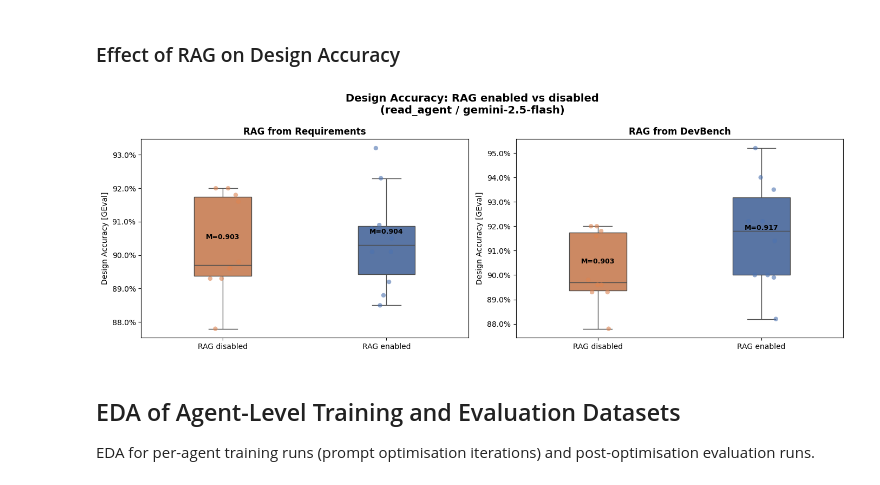
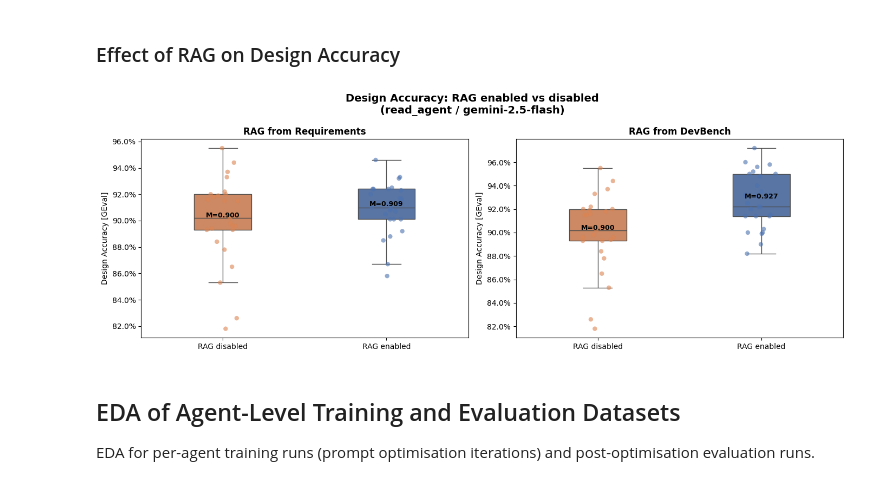
Before and after one commit to NU-Academics/read-mas, a Jupyter notebook: notebooks/data_analysis/data_analysis.ipynb, the cells around one changed output. Cells and saved outputs as stored; diff of their text form; code cells hidden in the pictures.

Commit message:
Increased the sample size for RAG testing to remove type II error and updated the data analysis notebook with the new results.

```diff
--- a/notebooks/data_analysis/data_analysis.ipynb
+++ b/notebooks/data_analysis/data_analysis.ipynb
@@ -170,7 +170,7 @@ RQ4_BENCHMARK_FILES = {
 
 # RQ5: Custom benchmark, HumanEval and MBPP code benchmark experiment datasets
 RQ5_BENCHMARK_FILES = {
-    'benchmark': ('read_agent_benchmark_gemini.csv',
+    'benchmark': ('read_agent_benchmark_gemini_rag.csv',
                   'read_agent_benchmark_gemini_no_rag.csv')
 }
 
@@ -218,6 +218,13 @@ EDA_DESIGN_BENCHMARK_FILES = {
 
 EDA_DESIGN_BENCHMARK_RAG_FILES = {
   'benchmark': (
+    'read_agent_benchmark_gemini_rag.csv',
+    'read_agent_benchmark_gemini_no_rag.csv',
+  )
+}
+
+EDA_DESIGN_BENCHMARK_RAG_SPECIFIC_FILES = {
+  'benchmark': (
     'read_agent_benchmark_gemini_index.csv',
     'read_agent_benchmark_gemini_no_rag.csv',
   )
@@ -402,6 +409,7 @@ eda_code_group_dfs   = get_group_dfs(EDA_CODE_BENCHMARK_FILES, CODE_BENCHMARK_CO
 eda_llm_group_dfs    = get_group_dfs(EDA_LLM_BENCHMARK_FILES, CODE_LLM_COL_METRICS_MAP)
 eda_design_group_dfs = get_group_dfs(EDA_DESIGN_BENCHMARK_FILES, BENCHMARK_COL_METRICS_MAP)
 eda_design_rag_group_dfs = get_group_dfs(EDA_DESIGN_BENCHMARK_RAG_FILES, BENCHMARK_COL_METRICS_MAP)
+eda_design_rag_specific_group_dfs = get_group_dfs(EDA_DESIGN_BENCHMARK_RAG_SPECIFIC_FILES, BENCHMARK_COL_METRICS_MAP)
 # %% [output]
 Benchmark benchmark  Metrics ['design_accuracy', 'ragas_faithfulness', 'ragas']
 
@@ -584,9 +600,10 @@ def simplify_model_names(s: str) -> str:
 df_code = pd.concat([g['group_df'] for g in eda_code_group_dfs],   ignore_index=True)
 df_llm  = pd.concat([g['group_df'] for g in eda_llm_group_dfs],    ignore_index=True)
 df_bm   = pd.concat([g['group_df'] for g in eda_design_group_dfs], ignore_index=True)
-df_bm_devbench   = pd.concat([g['group_df'] for g in eda_design_rag_group_dfs], ignore_index=True)
+df_bm_rag  = pd.concat([g['group_df'] for g in eda_design_rag_group_dfs], ignore_index=True)
+df_bm_rag_specific   = pd.concat([g['group_df'] for g in eda_design_rag_specific_group_dfs], ignore_index=True)
 
-for df in (df_code, df_llm, df_bm, df_bm_devbench):
+for df in (df_code, df_llm, df_bm, df_bm_devbench, df_bm_devbench_specific):
     df['model'] = df['model'].apply(simplify_model_names)
 df_llm['rag'] = False
 
@@ -706,47 +725,39 @@ plt.show()
 ### Effect of RAG on Design Accuracy
 # %%
 # Box and strip plots for design_accuracy with vs without RAG
-df_bm_gemini = df_bm[
-    (df_bm['model'] == 'gemini-2.5-flash') &
-    (df_bm['agent'] == 'read_agent')
-].copy()
-df_bm_gemini['RAG'] = df_bm_gemini['rag'].map({True: 'RAG enabled', False: 'RAG disabled'})
 
-df_bm_devbench_gemini = df_bm_devbench[
-    (df_bm_devbench['model'] == 'gemini-2.5-flash') &
-    (df_bm_devbench['agent'] == 'read_agent')
-].copy()
-df_bm_devbench_gemini['RAG'] = df_bm_devbench_gemini['rag'].map({True: 'RAG enabled', False: 'RAG disabled'})
+df_bm_rag['RAG'] = df_bm_rag['rag'].map({True: 'RAG enabled', False: 'RAG disabled'})
+df_bm_rag_specific['RAG'] = df_bm_rag_specific['rag'].map({True: 'RAG enabled', False: 'RAG disabled'})
 
 order_rag = ['RAG disabled', 'RAG enabled']
 palette_rag = {'RAG enabled': '#4C72B0', 'RAG disabled': '#DD8452'}
 sub_titles = ['RAG from Requirements', 'RAG from DevBench']
 
 fig, axes = plt.subplots(1, 2, figsize=(14, 5), sharey=False)
 
-for ax, data, sub_title in zip(axes, [df_bm_gemini, df_bm_devbench_gemini], sub_titles):
+for ax, data, sub_title in zip(axes, [df_bm_rag, df_bm_rag_specific], sub_titles):
     sns.boxplot(data=data, x='RAG', y='design_accuracy', order=order_rag,
                 palette=palette_rag, width=0.35, fliersize=0, ax=ax)
     sns.stripplot(data=data, x='RAG', y='design_accuracy', order=order_rag,
                 palette=palette_rag, size=6, jitter=True, alpha=0.6, ax=ax)
 
     # Annotate means
     for i, label in enumerate(order_rag):
         vals = data[data['RAG'] == label]['design_accuracy']
         ax.text(i, vals.mean() + 0.002, f'M={vals.mean():.3f}', ha='center',
                 fontsize=9, color='black', fontweight='bold')
 
     ax.set_title(sub_title,
                 fontweight='bold')
     ax.set_ylabel('Design Accuracy [GEval]')
     ax.yaxis.set_major_formatter(mticker.PercentFormatter(xmax=1, decimals=1))
     ax.set_xlabel('')
 
 plt.suptitle('Design Accuracy: RAG enabled vs disabled\n(read_agent / gemini-2.5-flash)', fontsize=14, fontweight='bold')
 plt.tight_layout()
 plt.show()
 # %% [output]
-[figure, old version]
+[figure, new version]
 # %% [markdown]
 ## EDA of Agent-Level Training and Evaluation Datasets
 
```
Also changed, not shown: parts of 10 cells of this notebook, 3 other files.
